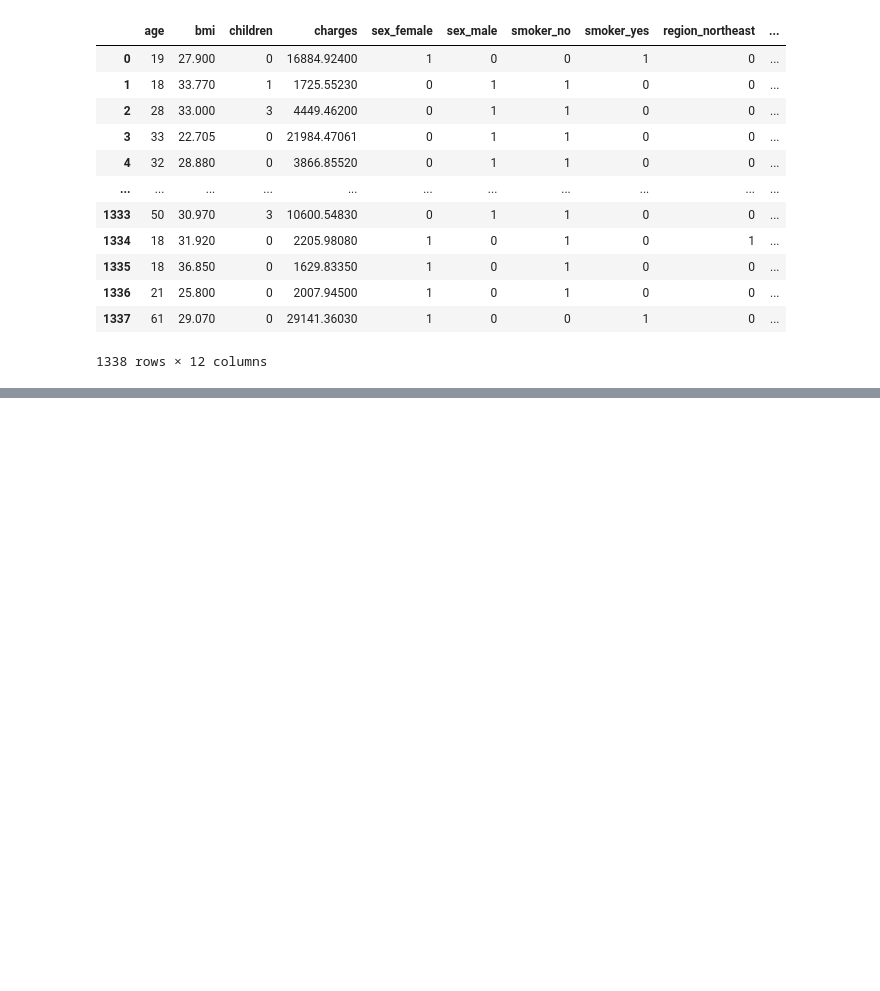
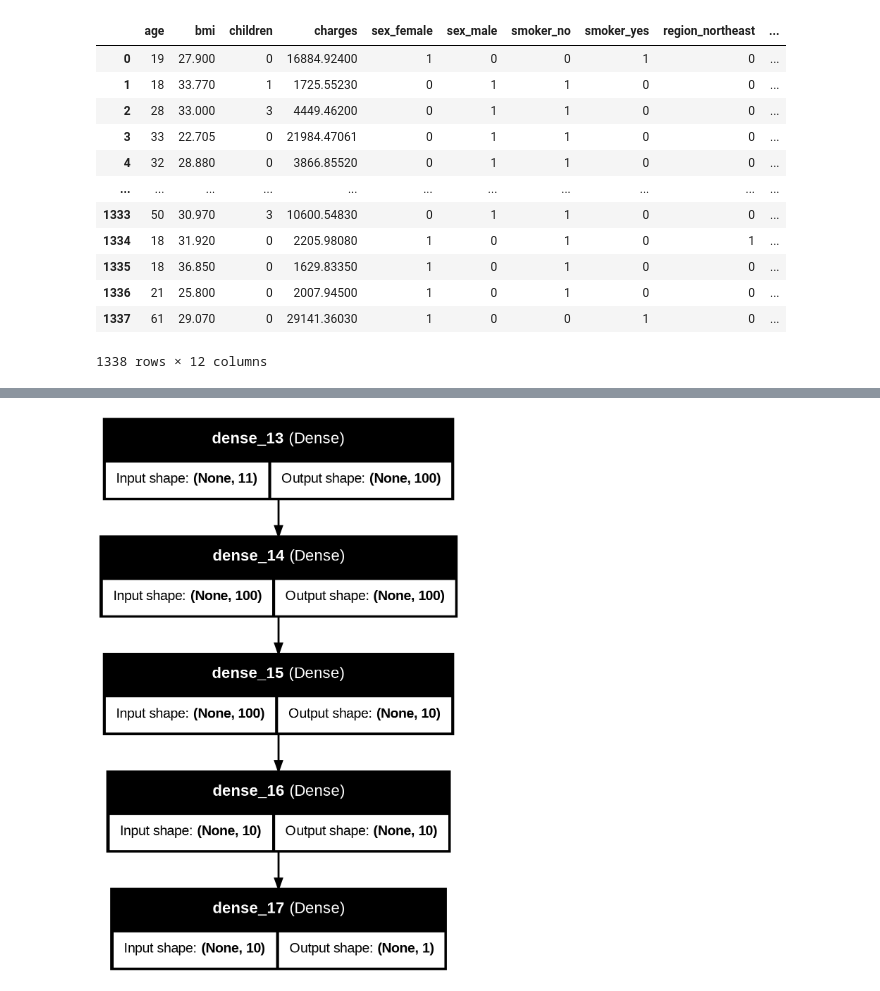
Before and after one commit to dcolbourne/Colab, a Jupyter notebook: neuralnetworkregression2.ipynb, the cells around one changed output, grey strips where cells are left out. Cells and saved outputs as stored; diff of their text form; code cells hidden in the pictures; blank space fills up the shorter version.

```diff
--- a/neuralnetworkregression2.ipynb
+++ b/neuralnetworkregression2.ipynb
@@ -815,3 +816,9 @@ pd.get_dummies(insurance, dtype="int")
 | 1336 | 21 | 25.800 | 0 | 2007.94500 | 1 | 0 | 1 | 0 | 0 | ... |
 | 1337 | 61 | 29.070 | 0 | 29141.36030 | 1 | 0 | 0 | 1 | 0 | ... |
 1338 rows × 12 columns
+# %%
+insurance_one_hot = pd.get_dummies(insurance, dtype="int")
+# %%
+#Create X and y values (features and labels)
+X = insurance_one_hot.drop("charges", axis=1)
+Y = insurance_one_hot["charges"]
@@ -817,0 +840,4 @@ pd.get_dummies(insurance, dtype="int")
+# %%
+# Create training and test sets with scikit train test split
+# from sklearn.model_selection import train_test_split
+X_train, X_test, Y_train, Y_test = train_test_split(X, Y, test_size=0.2, random_state=42)
@@ -821,0 +850,16 @@ pd.get_dummies(insurance, dtype="int")
+# %%
+tf.random.set_seed=42
+
+model_ins = tf.keras.Sequential([
+    tf.keras.layers.Dense(100, activation="relu"),
+    tf.keras.layers.Dense(100, activation="relu"),
+    tf.keras.layers.Dense(10, activation="relu"),
+    tf.keras.layers.Dense(10, activation="relu"),
+    tf.keras.layers.Dense(1, activation="relu")
+    ], name="model_ins")
+
+model_ins.compile(loss=tf.keras.losses.mae,
+                  optimizer=tf.keras.optimizers.Nadam(learning_rate=0.01),
+                  metrics=["mae"])
+
+history = model_ins.fit(X_train, Y_train, epochs=400)
@@ -821,0 +884,4 @@ pd.get_dummies(insurance, dtype="int")
+# %%
+plot_model(model=model_ins, show_shapes=True, show_layer_names=True)
+# %% [output]
+[figure, added]
```
Also changed, not shown: parts of 68 cells of this notebook.
